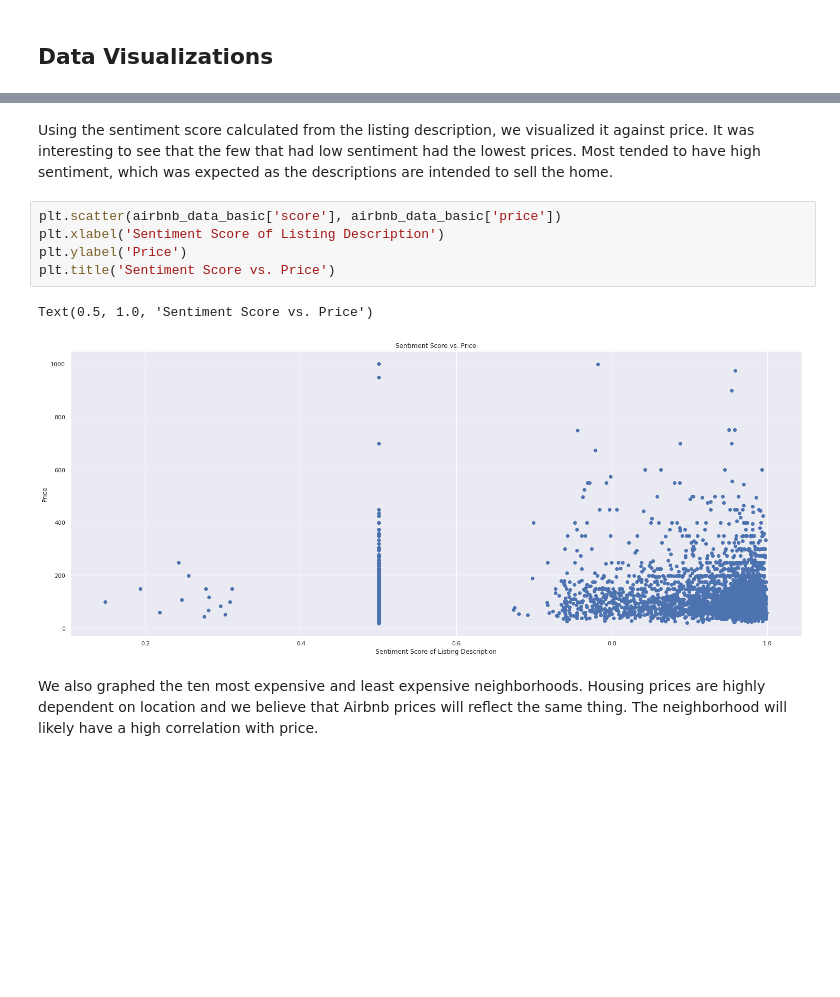
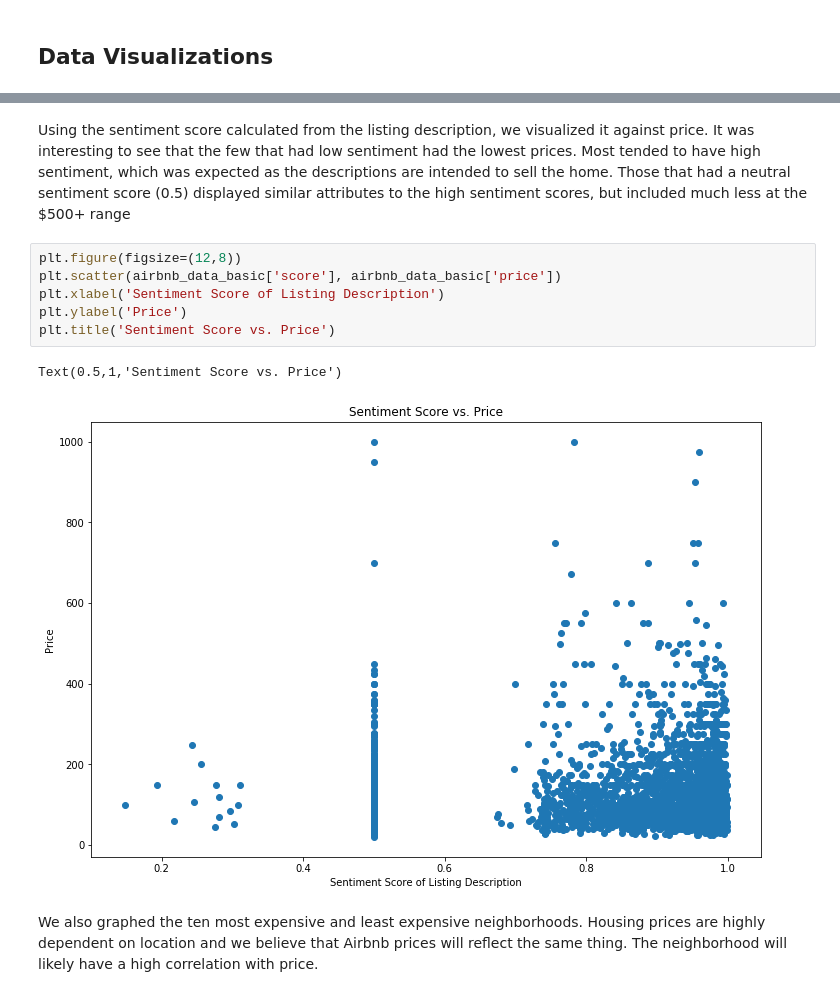
Before and after one commit to joshkeating/inf370-final-project, a Jupyter notebook: analysis.ipynb, the cells around one changed output, grey strips where cells are left out. Drawn from its saved outputs; the diff is of its cells as text; blank space fills up the shorter version.

Commit message:
standardized plot sizing and added some visualization descriptions

```diff
--- a/analysis.ipynb
+++ b/analysis.ipynb
@@ -134,13 +139,14 @@ sns.heatmap(airbnb_data_basic.corr()**2)
 # %% [markdown]
-Using the sentiment score calculated from the listing description, we visualized it against price. It was interesting to see that the few that had low sentiment had the lowest prices. Most tended to have high sentiment, which was expected as the descriptions are intended to sell the home.
+Using the sentiment score calculated from the listing description, we visualized it against price. It was interesting to see that the few that had low sentiment had the lowest prices. Most tended to have high sentiment, which was expected as the descriptions are intended to sell the home. Those that had a neutral sentiment score (0.5) displayed similar attributes to the high sentiment scores, but included much less at the $500+ range
 # %%
+plt.figure(figsize=(12,8))
 plt.scatter(airbnb_data_basic['score'], airbnb_data_basic['price'])
 plt.xlabel('Sentiment Score of Listing Description')
 plt.ylabel('Price')
 plt.title('Sentiment Score vs. Price')
 # %% [output]
-Text(0.5, 1.0, 'Sentiment Score vs. Price')
+Text(0.5,1,'Sentiment Score vs. Price')
-[figure, old version]
+[figure, new version]
 # %% [markdown]
 We also graphed the ten most expensive and least expensive neighborhoods. Housing prices are highly dependent on location and we believe that Airbnb prices will reflect the same thing. The neighborhood will likely have a high correlation with price.
 # %%
```
Also changed, not shown: parts of 24 cells of this notebook, 1 other file.
